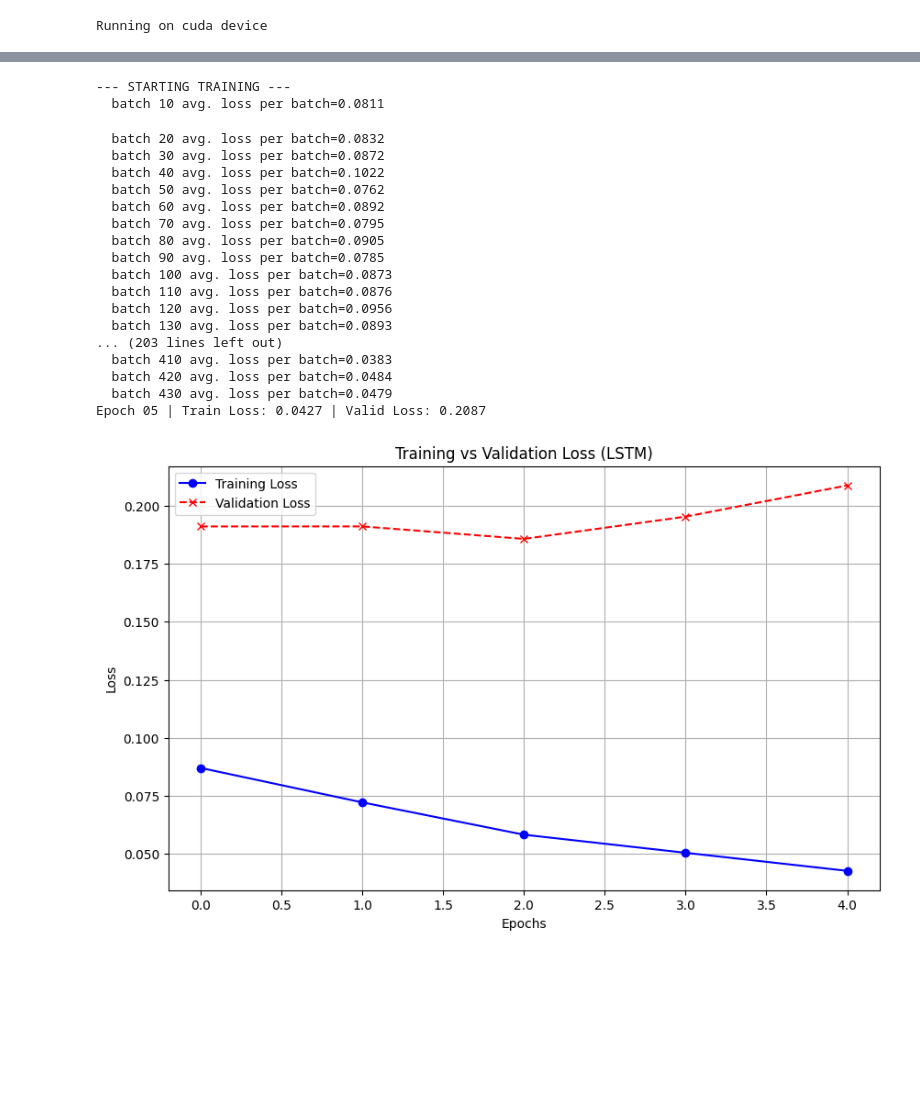
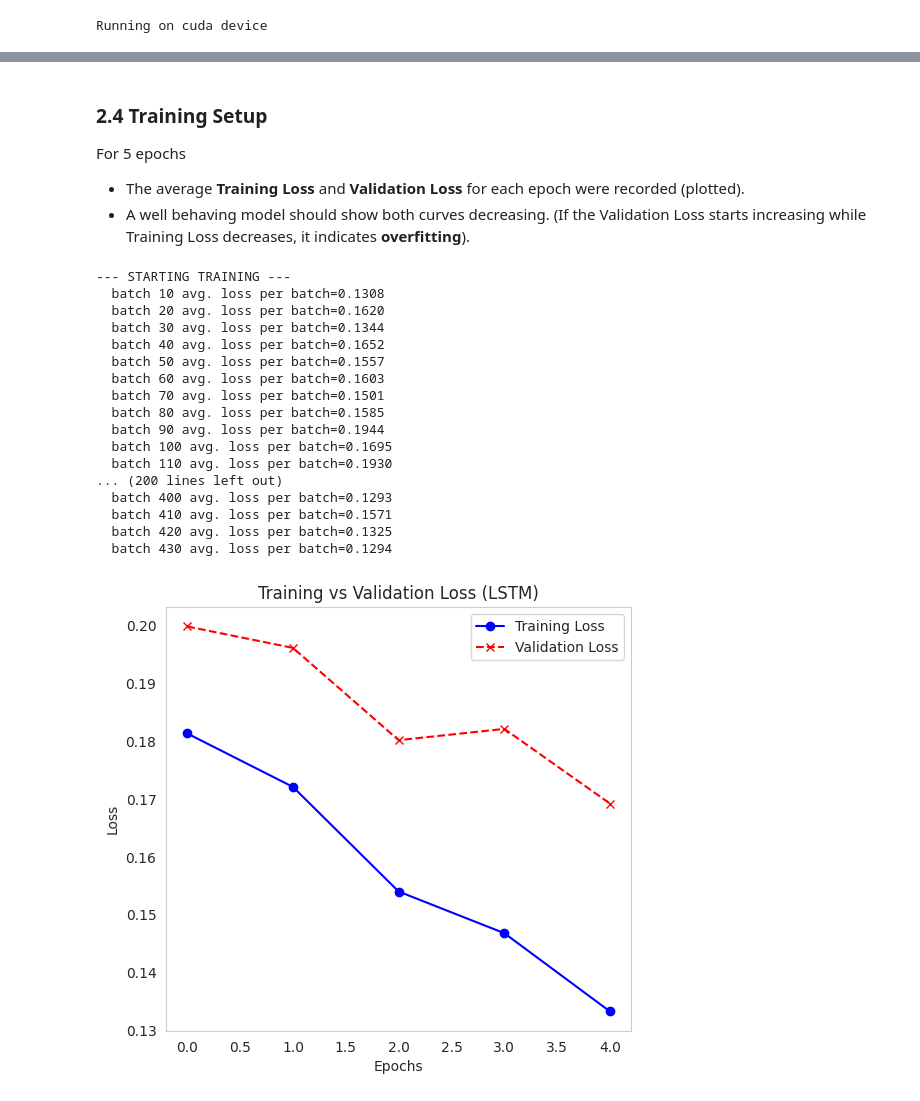
Before and after one commit to Dilru1/ner-project, a Jupyter notebook: projet-2025.ipynb, the cells around one changed output, grey strips where cells are left out. Drawn from its saved outputs; the diff is of its cells as text; code cells hidden in the pictures; blank space fills up the shorter version.

```diff
--- a/projet-2025.ipynb
+++ b/projet-2025.ipynb
@@ -338,9 +373,10 @@ class NERDataset(Dataset):
             self.labels.append(aligned_label)
 
     def __getitem__(self, idx):
-        item = {key: torch.tensor(val[idx]) for key, val in self.encodings.items()}
+        item = {key: val[idx] for key, val in self.encodings.items()}
         item['labels'] = torch.tensor(self.labels[idx])
         return item
+
 
     def __len__(self):
         return len(self.labels)
@@ -465 +501,11 @@ lstm_model = LSTM_NER(INPUT_DIM, OUTPUT_DIM, EMBEDDING_DIM, HIDDEN_DIM, DROPOUT)
+# %%
+# Hyperparameters
+INPUT_DIM = tokenizer.vocab_size  # ~29,000 (from BERT tokenizer)
+OUTPUT_DIM = len(tag2id)          # 9 tags (O, B-PER, etc.)
+EMBEDDING_DIM = 100
+HIDDEN_DIM = 256
+DROPOUT = 0.35
+
+# Initialize Model
+lstm_model = LSTM_NER(INPUT_DIM, OUTPUT_DIM, EMBEDDING_DIM, HIDDEN_DIM, DROPOUT)
 # %% [markdown]
@@ -597,66 +637,62 @@ output = lstm_model(dummy_input)
 make_dot(output, params=dict(lstm_model.named_parameters()))
 # %% [output]
 [drawing not drawn]
+# %% [markdown]
+### 2.4 Training Setup
+
+For 5 epochs
+
+* The average **Training Loss** and **Validation Loss** for each epoch were recorded (plotted).
+* A well behaving model should show both curves decreasing. (If the Validation Loss starts increasing while Training Loss decreases, it indicates **overfitting**).
 # %%
-import matplotlib.pyplot as plt
-
-# 1. Initialize lists to store the history
 train_losses = []
 valid_losses = []
 
 print("--- STARTING TRAINING ---")
 
 for epoch in range(nepochs):
-    # --- TRAIN ---
+    # train
     total_train_loss = train_step(lstm_model, loader['train'], celoss, optimizer, device=device, report=report_freq)
     avg_train_loss = total_train_loss / len(loader['train'])
 
-    # --- VALIDATE ---
-    # Remember: eval_step already returns the average
+    # -validate--
     avg_valid_loss = eval_step(lstm_model, loader['valid'], celoss, device=device)
 
-    # --- STORE METRICS ---
     train_losses.append(avg_train_loss)
     valid_losses.append(avg_valid_loss)
 
-    # Print simple progress so you know it's not frozen
-    #print(f'Epoch {epoch+1:02} | Train Loss: {avg_train_loss:.4f} | Valid Loss: {avg_valid_loss:.4f}')
 
-# ---------------------------------------------------------
-# DRAW THE GRAPH
-# ---------------------------------------------------------
-plt.figure(figsize=(10, 6))
 
-# Plot Training Loss (Blue)
+plt.figure(figsize=(6, 5.5))
+
+# training Loss (Blue)
 plt.plot(train_losses, label='Training Loss', marker='o', color='blue')
 
-# Plot Validation Loss (Red)
+# validation Loss (Red)
 plt.plot(valid_losses, label='Validation Loss', marker='x', color='red', linestyle='--')
 
 plt.title('Training vs Validation Loss (LSTM)')
 plt.xlabel('Epochs')
 plt.ylabel('Loss')
 plt.legend()
-plt.grid(True)
+plt.grid(False)
 plt.show()
 # %% [output]
 --- STARTING TRAINING ---
-  batch 10 avg. loss per batch=0.0811
+  batch 10 avg. loss per batch=0.1308
+  batch 20 avg. loss per batch=0.1620
+  batch 30 avg. loss per batch=0.1344
+  batch 40 avg. loss per batch=0.1652
+  batch 50 avg. loss per batch=0.1557
+  batch 60 avg. loss per batch=0.1603
+  batch 70 avg. loss per batch=0.1501
+  batch 80 avg. loss per batch=0.1585
+  batch 90 avg. loss per batch=0.1944
+  batch 100 avg. loss per batch=0.1695
+  batch 110 avg. loss per batch=0.1930
+... (200 lines left out)
+  batch 400 avg. loss per batch=0.1293
+  batch 410 avg. loss per batch=0.1571
+  batch 420 avg. loss per batch=0.1325
+  batch 430 avg. loss per batch=0.1294
-  batch 20 avg. loss per batch=0.0832
-  batch 30 avg. loss per batch=0.0872
-  batch 40 avg. loss per batch=0.1022
-  batch 50 avg. loss per batch=0.0762
-  batch 60 avg. loss per batch=0.0892
-  batch 70 avg. loss per batch=0.0795
-  batch 80 avg. loss per batch=0.0905
-  batch 90 avg. loss per batch=0.0785
-  batch 100 avg. loss per batch=0.0873
-  batch 110 avg. loss per batch=0.0876
-  batch 120 avg. loss per batch=0.0956
-  batch 130 avg. loss per batch=0.0893
-... (203 lines left out)
-  batch 410 avg. loss per batch=0.0383
-  batch 420 avg. loss per batch=0.0484
-  batch 430 avg. loss per batch=0.0479
-Epoch 05 | Train Loss: 0.0427 | Valid Loss: 0.2087
-[figure, old version]
+[figure, new version]
```
Also changed, not shown: parts of 68 cells of this notebook.
